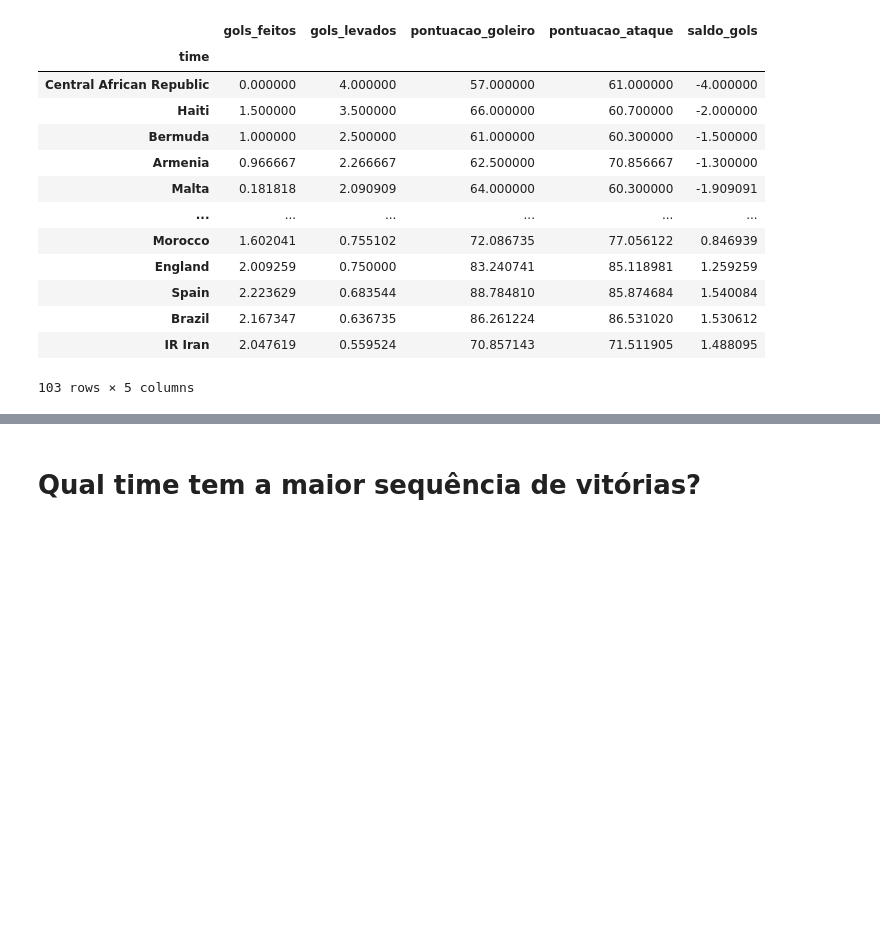
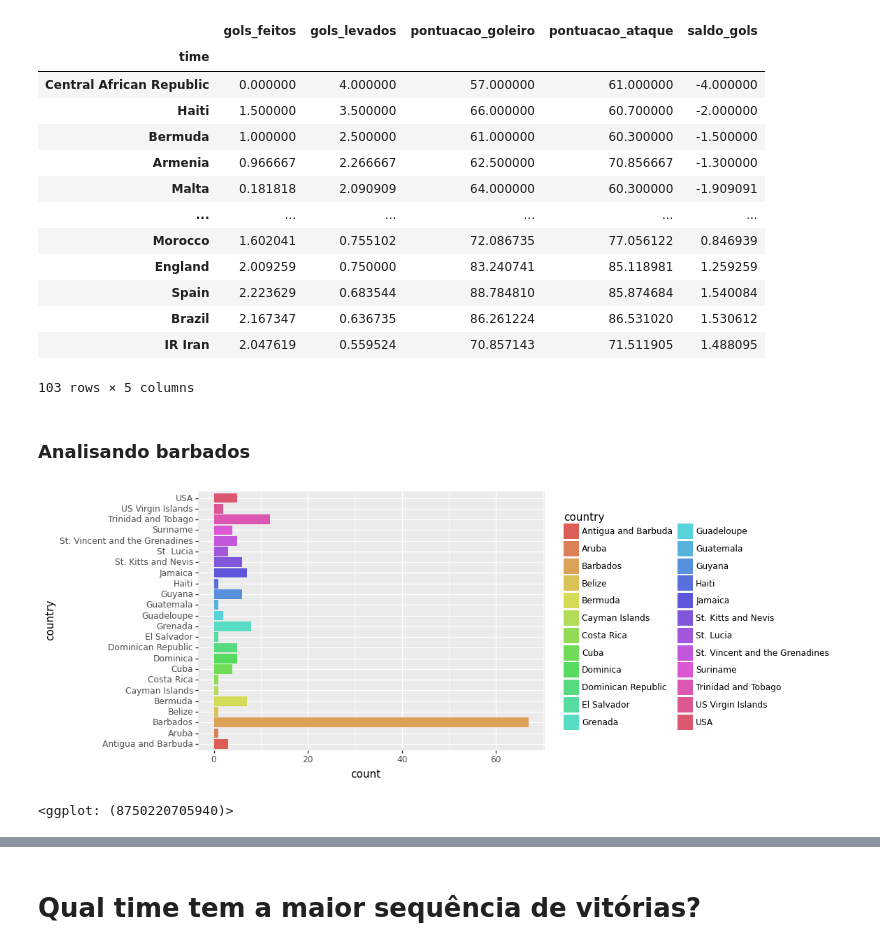
Before and after one commit to FelipeFLopes/fifa_matches_analysis, a Jupyter notebook: analise.ipynb, the cells around one changed output, grey strips where cells are left out. Cells and saved outputs as stored; diff of their text form; code cells hidden in the pictures; blank space fills up the shorter version.

Commit message:
feat: Analyse why Barbados has a high number of goals made

```diff
--- a/analise.ipynb
+++ b/analise.ipynb
@@ -470,3 +472,15 @@ times_por_gols_levados
 | Brazil | 2.167347 | 0.636735 | 86.261224 | 86.531020 | 1.530612 |
 | IR Iran | 2.047619 | 0.559524 | 70.857143 | 71.511905 | 1.488095 |
 103 rows × 5 columns
+# %% [markdown]
+### Analisando barbados
+# %%
+partidas_barbados = (data["home_team"] == "Barbados") | (data["away_team"] == "Barbados")
+
+informacoes_barbados = data.loc[partidas_barbados]
+# %%
+p = ggplot(informacoes_barbados, aes('country', fill='country'))
+p  + geom_bar() + coord_flip()
+# %% [output]
+[figure, added]
+<ggplot: (8750220705940)>
```
Also changed, not shown: parts of 22 cells of this notebook.
